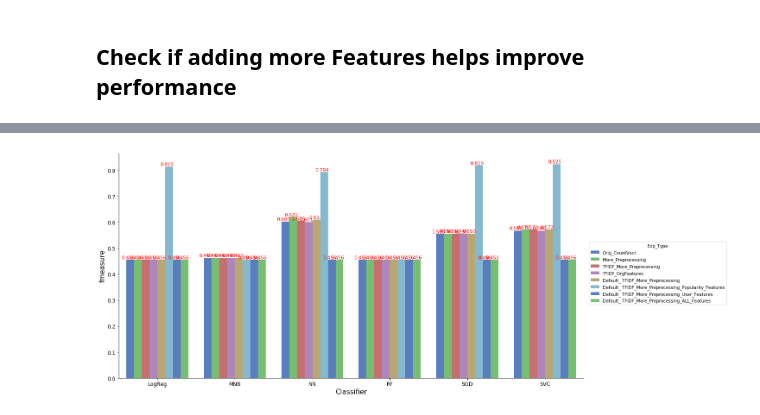
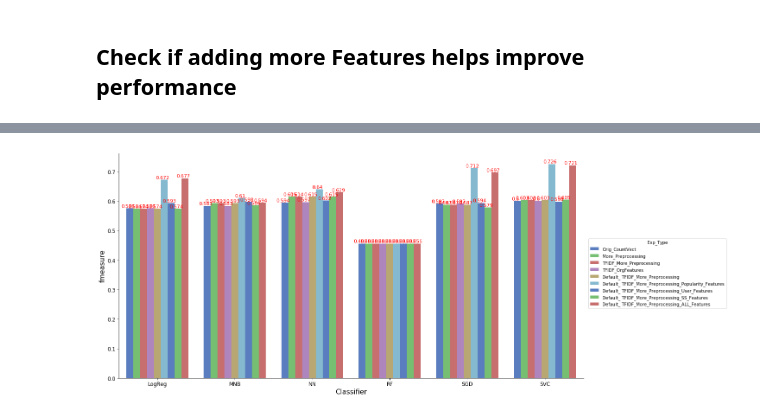
Before and after one commit to abhishek9sharma/TwitterAnalysis, a Jupyter notebook: Text_Classification_Models.ipynb, the cells around one changed output, grey strips where cells are left out. Drawn from its saved outputs; the diff is of its cells as text; code cells hidden in the pictures.

```diff
--- a/Text_Classification_Models.ipynb
+++ b/Text_Classification_Models.ipynb
@@ -358,10 +369,14 @@ Some of the ways accuracy can be improved are (I have focused on F-Measure metri
 # %%
 # Do More Text Processing
 import nltk
+from nltk.corpus import stopwords
+stopwords = set(stopwords.words('english'))
+
 def MoreTextProcessing(sentence):
     stemmer = nltk.stem.WordNetLemmatizer()
     tokens = sentence.split()
     tokens = [t for t in tokens if len(t)>1]
+    tokens = [t for t in tokens if t not in stopwords]
     tokens= " ".join(stemmer.lemmatize(t) for t in tokens)
     return tokens
 
@@ -479,3 +496,11 @@ Features Considered
+# %%
+#Helper Function for Adding More Feature
+from textblob import TextBlob
+def GetSS(text):
+    try:
+        return TextBlob(text).sentiment
+    except:
+        return 0
 # %%
 # Load Data with New Features
 normal_features = ['full_text','sentiment']
@@ -487,6 +512,19 @@ candidate_data_new = candidate_data_new[classfilter]
 candidate_data_new.index = range(len(candidate_data_new.index))
 candidate_data_new['text_features'] = candidate_data['full_text'].apply(tokenize_tweet)
 candidate_data_new['text_features_new'] = candidate_data['text_features'].apply(MoreTextProcessing)
+
+#Polarity Features
+candidate_data_new['Polarity'] = candidate_data['text_features'].apply(GetSS).apply(lambda x: x[0])
+candidate_data_new['Subjectivity'] = candidate_data['text_features'].apply(GetSS).apply(lambda x: x[1])
+
+PolDif = candidate_data_new['Polarity'].max()  - candidate_data_new['Polarity'].min()
+candidate_data_new['Polarity'] =(candidate_data_new['Polarity'] - candidate_data_new['Polarity'].min())/PolDif
+
+SubDif = candidate_data_new['Subjectivity'].max()  - candidate_data_new['Subjectivity'].min()
+candidate_data_new['Subjectivity'] =(candidate_data_new['Subjectivity'] - candidate_data_new['Subjectivity'].min())/SubDif
+Senti_features = ['Polarity', 'Subjectivity']
+
+
 candidate_data_new.head(2)
 # %% [output]
 |  | full_text | sentiment | retweet_count | user.friends_count | user.followers_count | user.listed_count | ... |
@@ -573,0 +612,8 @@ PlotRes(DF,'fmeasure', fontin = 11)
+# %%
+# Code: TFIDF WITH USER FEATURES ADDED
+vectype = TfidfVectorizer()
+Res8 = Dicttodataframe(RunAnyVecNew(classifiers,exp_data_k_folds,'text_features_new', vectype, Senti_features),'Classifier')
+Res8['Exp_Type'] = 'Default_ TFIDF_More_Preprocessing_SS_Features'
+DF = pd.concat([DF,Res8])
+DF.index = range(len(DF.index))
+PlotRes(DF,'fmeasure', fontin = 11)
@@ -574,10 +622,10 @@ PlotRes(DF,'fmeasure', fontin = 11)
 # %%
 # Code: TFIDF WITH ALL FEATURES ADDED
 vectype = TfidfVectorizer()
-Res8 = Dicttodataframe(RunAnyVecNew(classifiers,exp_data_k_folds,'text_features_new', vectype, pop_features + user_features),'Classifier')
-Res8['Exp_Type'] = 'Default_ TFIDF_More_Preprocessing_ALL_Features'
-DF = pd.concat([DF,Res8])
+Res9 = Dicttodataframe(RunAnyVecNew(classifiers,exp_data_k_folds,'text_features_new', vectype, pop_features + user_features + Senti_features),'Classifier')
+Res9['Exp_Type'] = 'Default_ TFIDF_More_Preprocessing_ALL_Features'
+DF = pd.concat([DF,Res9])
 DF.index = range(len(DF.index))
 PlotRes(DF,'fmeasure', fontin = 11)
 # %% [output]
-[figure, old version]
+[figure, new version]
```
Also changed, not shown: parts of 17 cells of this notebook, 2 other files.
